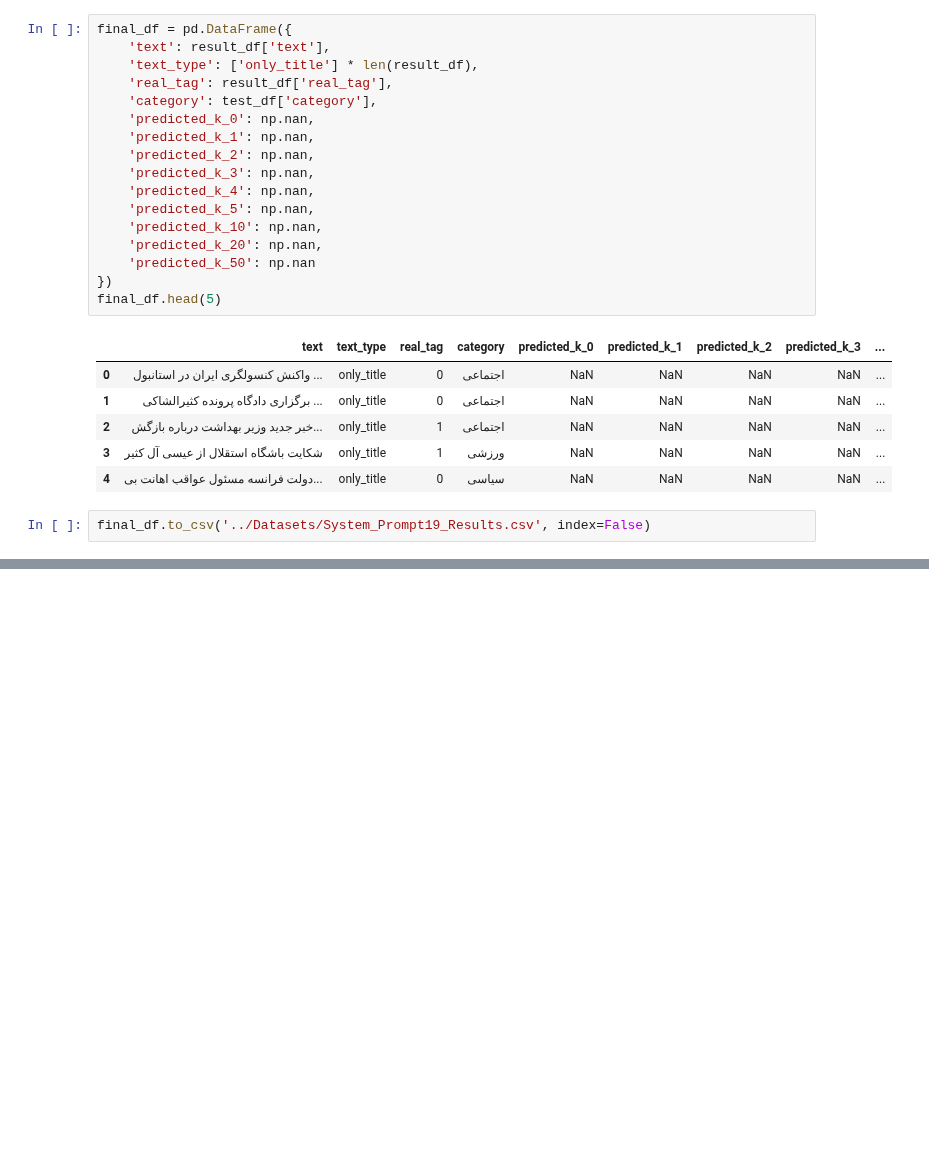
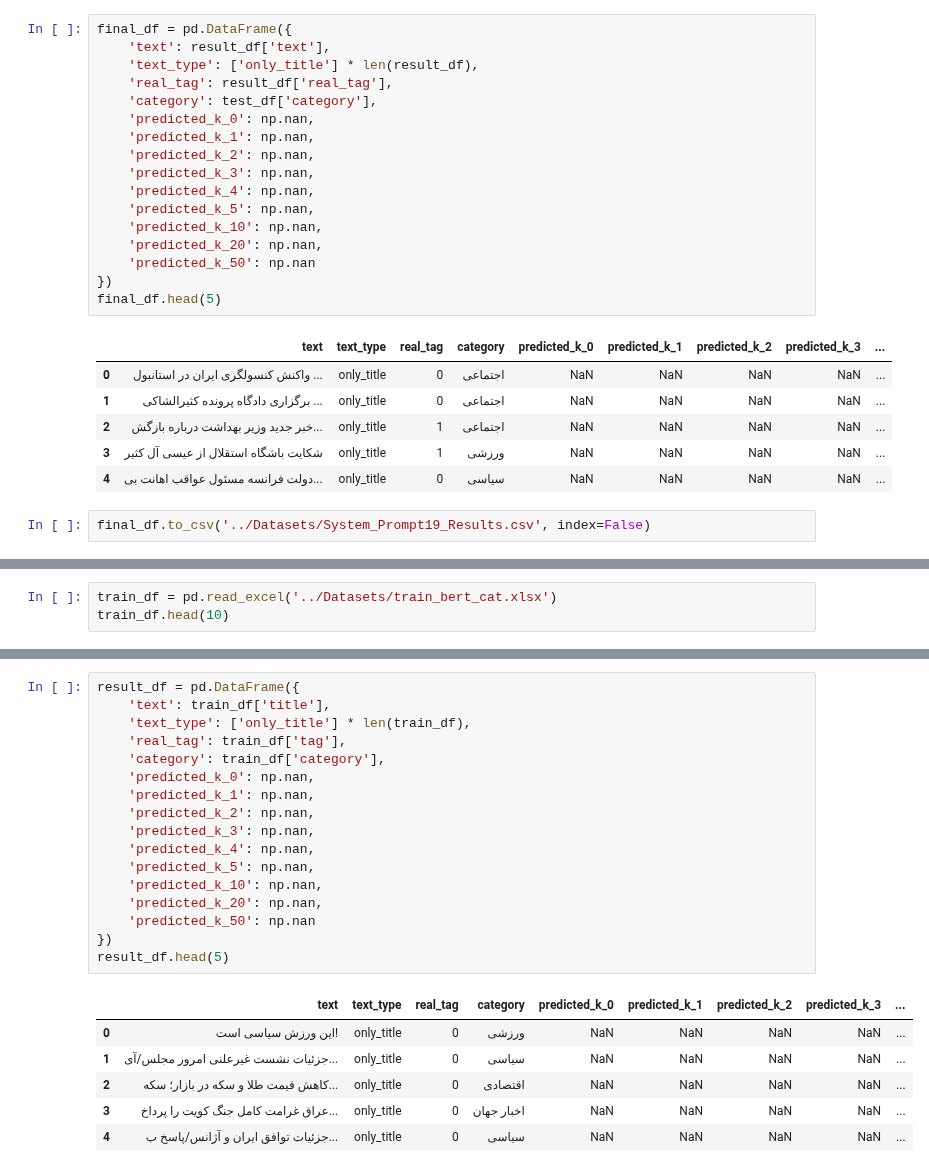
Before and after one commit to ShayanSalehi81/BachelorProject, a Jupyter notebook: Codes/Creating_dataset.ipynb, the cells around one changed output, grey strips where cells are left out. Cells and saved outputs as stored; diff of their text form; blank space fills up the shorter version.

Commit message:
Update System Data Results

```diff
--- a/Codes/Creating_dataset.ipynb
+++ b/Codes/Creating_dataset.ipynb
@@ -115,0 +118,3 @@ final_df.to_csv('../Datasets/System_Prompt19_Results.csv', index=False)
+# %%
+train_df = pd.read_excel('../Datasets/train_bert_cat.xlsx')
+train_df.head(10)
@@ -115,0 +133,24 @@ final_df.to_csv('../Datasets/System_Prompt19_Results.csv', index=False)
+# %%
+result_df = pd.DataFrame({
+    'text': train_df['title'],
+    'text_type': ['only_title'] * len(train_df),
+    'real_tag': train_df['tag'],
+    'category': train_df['category'],
+    'predicted_k_0': np.nan,
+    'predicted_k_1': np.nan,
+    'predicted_k_2': np.nan,
+    'predicted_k_3': np.nan,
+    'predicted_k_4': np.nan,
+    'predicted_k_5': np.nan,
+    'predicted_k_10': np.nan,
+    'predicted_k_20': np.nan,
+    'predicted_k_50': np.nan
+})
+result_df.head(5)
+# %% [output]
+|  | text | text_type | real_tag | category | predicted_k_0 | predicted_k_1 | predicted_k_2 | predicted_k_3 | ... |
+| 0 | این ورزش سیاسی است! | only_title | 0 | ورزشی | NaN | NaN | NaN | NaN | ... |
+| 1 | جزئیات نشست غیرعلنی امروز مجلس/آی... | only_title | 0 | سیاسی | NaN | NaN | NaN | NaN | ... |
+| 2 | کاهش قیمت طلا و سکه در بازار؛ سکه... | only_title | 0 | اقتصادی | NaN | NaN | NaN | NaN | ... |
+| 3 | عراق غرامت کامل جنگ کویت را پرداخ... | only_title | 0 | اخبار جهان | NaN | NaN | NaN | NaN | ... |
+| 4 | جزئیات توافق ایران و آژانس/پاسخ ب... | only_title | 0 | سیاسی | NaN | NaN | NaN | NaN | ... |
```
Also changed, not shown: parts of 3 cells of this notebook, 5 other files.
